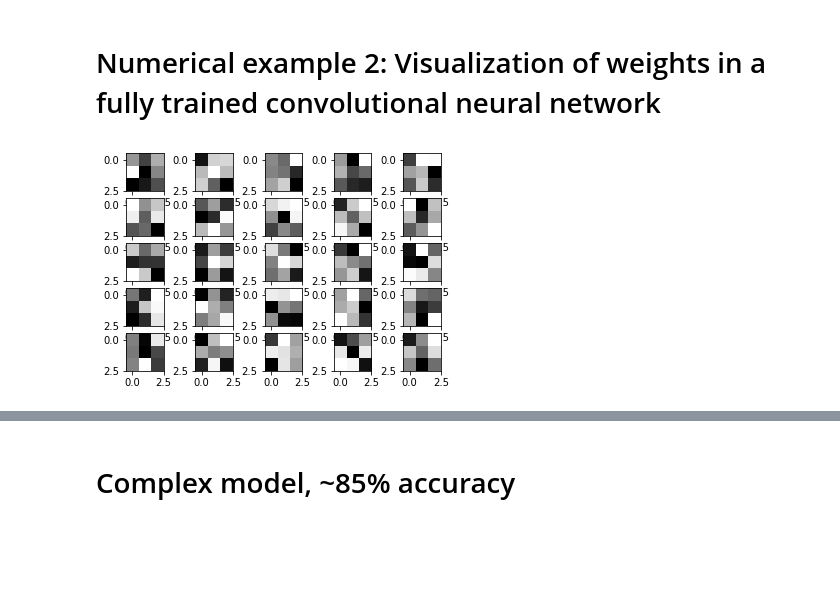
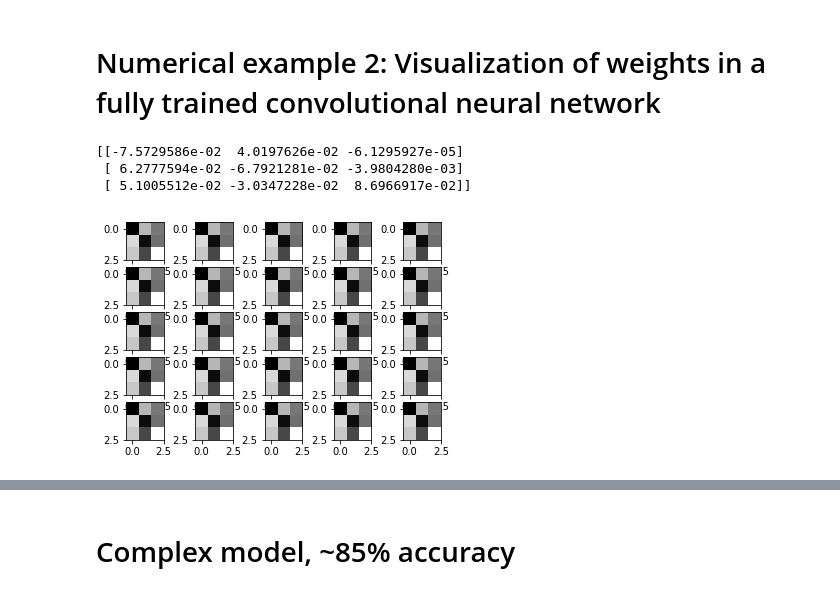
Before and after one commit to vegarab/cifar-image-classification, a Jupyter notebook: docs/cifar-project.ipynb, the cells around one changed output, grey strips where cells are left out. Drawn from its saved outputs; the diff is of its cells as text; code cells hidden in the pictures; blank space fills up the shorter version.

```diff
--- a/docs/cifar-project.ipynb
+++ b/docs/cifar-project.ipynb
@@ -155,12 +161,16 @@ model.add(Activation('softmax'))
 # %%
 # Weights before training
 x1w = x.get_weights()[0][:,:,0,:]
+print(x1w[:,:,0])
 for i in range(1,26):
     plt.subplot(5,5,i)
-    plt.imshow(x1w[:,:,i],interpolation="nearest",cmap="gray")
+    plt.imshow(x1w[:,:,0],interpolation="nearest",cmap="gray")
 plt.show()
 # %% [output]
+[[-7.5729586e-02  4.0197626e-02 -6.1295927e-05]
+ [ 6.2777594e-02 -6.7921281e-02 -3.9804280e-03]
+ [ 5.1005512e-02 -3.0347228e-02  8.6966917e-02]]
-[figure, old version]
+[figure, new version]
 # %%
 # initiate RMSprop optimizer
 opt = keras.optimizers.rmsprop(lr=0.0001, decay=1e-6)
```
Also changed, not shown: parts of 13 cells of this notebook, 2 other files.
